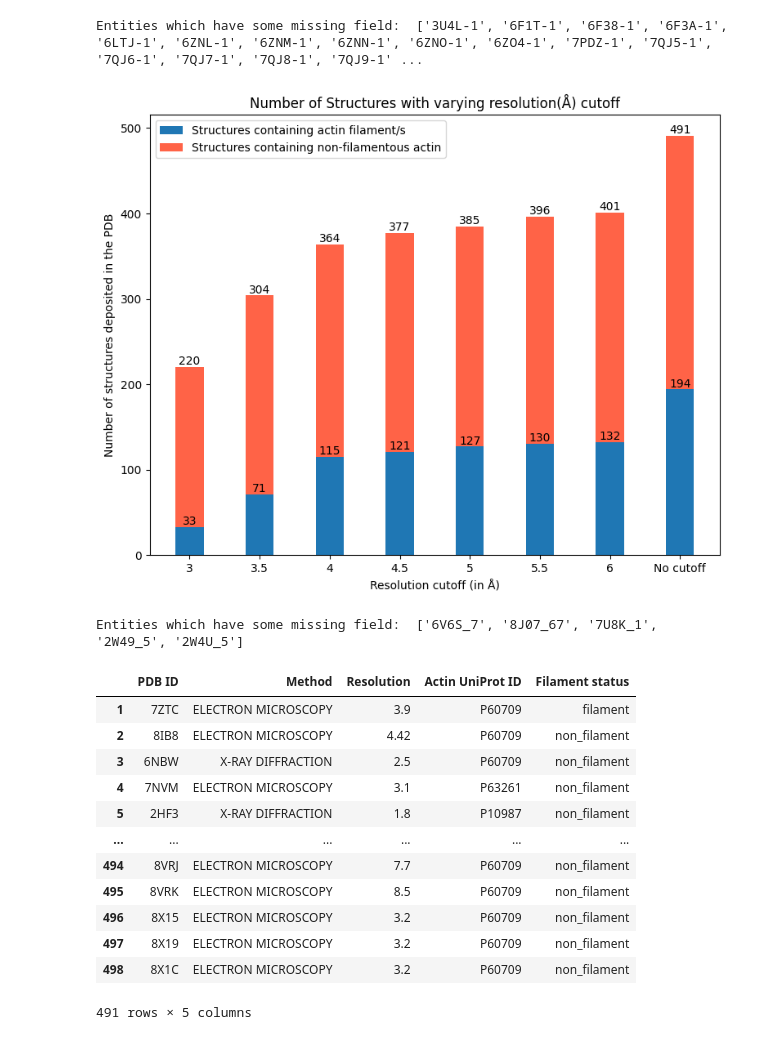
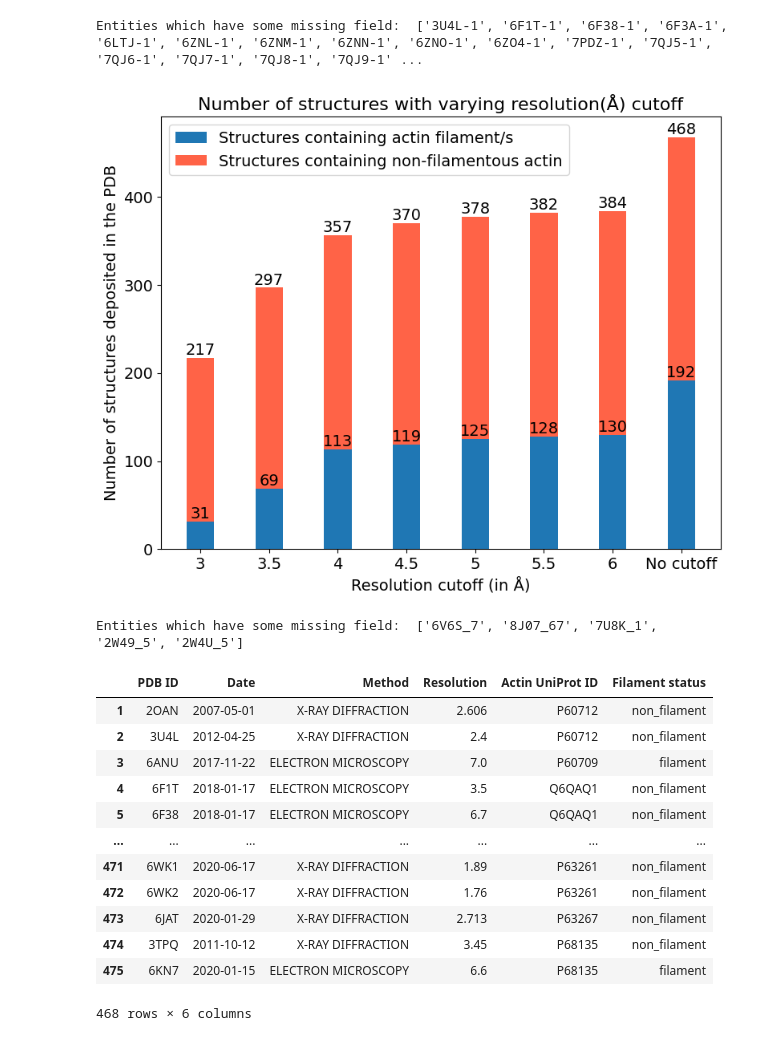
Before and after one commit to omkargolatkar/actin_analysis, a Jupyter notebook: Actin_dataset_generation.ipynb, the cells around one changed output. Saved outputs shown, nothing was run; the diff lists cells and outputs as text; code cells hidden in the pictures.

```diff
--- a/Actin_dataset_generation.ipynb
+++ b/Actin_dataset_generation.ipynb
@@ -86,7 +86,7 @@ query_sequence = "MDDDIAALVVDNGSGMCKAGFAGDDAPRAVFPSIVGRPRHQGVMVGMGQKDSYVGDEAQSKR
 query_sequence = "".join(query_sequence.split())
 #@markdown - Sequence used : **Human cytoplasmic Actin - P60709**
 
-initial_release_date = "2024-04-01" #@param {type:'date'}
+initial_release_date = "2024-03-01" #@param {type:'date'}
 
 q_seq = SequenceQuery(query_sequence, evalue_cutoff = e_value_cutoff, identity_cutoff = sequence_similarity_cutoff*0.01)
 
@@ -655,35 +655,35 @@ for i in range(0,len(res_cutoff)):
 plot_dict2['No cutoff'] = len(filament_pdbs)
 
 # print("non-filament actin structures: ", plot_dict)
 # print("filament actin structures: ", plot_dict2)
 
 x = list(plot_dict.keys())
 y1 = list(plot_dict.values())
 y2 = list(plot_dict2.values())
 
 fig, ax = plt.subplots()
 
 bars2 = ax.bar(x,y2, width = 0.4, label = 'Structures containing actin filament/s')
 ax.bar_label(bars2)
 bars = ax.bar(x,y1,bottom = y2,color = 'tomato',width= 0.4, label = 'Structures containing non-filamentous actin')
 ax.bar_label(bars)
 ax.legend()
 plt.xlabel('Resolution cutoff (in Å)')
 plt.ylabel('Number of structures deposited in the PDB')
-plt.title('Number of Structures with varying resolution(Å) cutoff')
+plt.title('Number of structures with varying resolution(Å) cutoff')
 
 fig.set_size_inches(9, 7)
 SMALL_SIZE = 14
 MEDIUM_SIZE = 16
 BIGGER_SIZE = 18
 
 plt.rc('font', size=SMALL_SIZE)          # controls default text sizes
 plt.rc('axes', titlesize=MEDIUM_SIZE)
 
 plt.savefig('./structures_vs_resolution_plot.png', dpi = 300)
 plt.show()
 # %% [output]
-[figure, old version]
+[figure, new version]
 # %%
 #@title <font color = 'royalblue'> JSON to Dataframe </font>
 #markdown - For better visualization, convert the json object obtained from data API to a dataframe
@@ -872,25 +880,26 @@ for index, row in df_all.iterrows():
   resolution = row['resolution']
   method = row['method']
   filament_status = row['filament_status']
-  master_lst_entries.append([pdb_id,method,resolution,actin_uniprot,filament_status])
+  rel_date = row['date']
+  master_lst_entries.append([pdb_id,rel_date,method,resolution,actin_uniprot,filament_status])
 
-df_entries = pd.DataFrame(master_lst_entries,columns=['PDB ID','Method','Resolution','Actin UniProt ID','Filament status'])
+df_entries = pd.DataFrame(master_lst_entries,columns=['PDB ID','Date','Method','Resolution','Actin UniProt ID','Filament status'])
 df_entries = df_entries.drop_duplicates()
 df_entries.index+=1
 
-df_entries.to_excel("./actin_dataset/actin_database_sheets/actin_all_PDBs.xlsx")
+df_entries.to_excel("./actin_dataset/actin_database_sheets/actin_all_PDBs.xlsx", index = False)
 data_table.DataTable(df_entries,  num_rows_per_page=5)
 # %% [output]
-|  | PDB ID | Method | Resolution | Actin UniProt ID | Filament status |
-| 1 | 7ZTC | ELECTRON MICROSCOPY | 3.9 | P60709 | filament |
-| 2 | 8IB8 | ELECTRON MICROSCOPY | 4.42 | P60709 | non_filament |
-| 3 | 6NBW | X-RAY DIFFRACTION | 2.5 | P60709 | non_filament |
-| 4 | 7NVM | ELECTRON MICROSCOPY | 3.1 | P63261 | non_filament |
-| 5 | 2HF3 | X-RAY DIFFRACTION | 1.8 | P10987 | non_filament |
-| ... | ... | ... | ... | ... | ... |
-| 494 | 8VRJ | ELECTRON MICROSCOPY | 7.7 | P60709 | non_filament |
-| 495 | 8VRK | ELECTRON MICROSCOPY | 8.5 | P60709 | non_filament |
-| 496 | 8X15 | ELECTRON MICROSCOPY | 3.2 | P60709 | non_filament |
-| 497 | 8X19 | ELECTRON MICROSCOPY | 3.2 | P60709 | non_filament |
-| 498 | 8X1C | ELECTRON MICROSCOPY | 3.2 | P60709 | non_filament |
+|  | PDB ID | Date | Method | Resolution | Actin UniProt ID | Filament status |
+| 1 | 2OAN | 2007-05-01 | X-RAY DIFFRACTION | 2.606 | P60712 | non_filament |
+| 2 | 3U4L | 2012-04-25 | X-RAY DIFFRACTION | 2.4 | P60712 | non_filament |
+| 3 | 6ANU | 2017-11-22 | ELECTRON MICROSCOPY | 7.0 | P60709 | filament |
+| 4 | 6F1T | 2018-01-17 | ELECTRON MICROSCOPY | 3.5 | Q6QAQ1 | non_filament |
+| 5 | 6F38 | 2018-01-17 | ELECTRON MICROSCOPY | 6.7 | Q6QAQ1 | non_filament |
+| ... | ... | ... | ... | ... | ... | ... |
+| 471 | 6WK1 | 2020-06-17 | X-RAY DIFFRACTION | 1.89 | P63261 | non_filament |
+| 472 | 6WK2 | 2020-06-17 | X-RAY DIFFRACTION | 1.76 | P63261 | non_filament |
+| 473 | 6JAT | 2020-01-29 | X-RAY DIFFRACTION | 2.713 | P63267 | non_filament |
+| 474 | 3TPQ | 2011-10-12 | X-RAY DIFFRACTION | 3.45 | P68135 | non_filament |
+| 475 | 6KN7 | 2020-01-15 | ELECTRON MICROSCOPY | 6.6 | P68135 | filament |
-491 rows × 5 columns
+468 rows × 6 columns
```
Also changed, not shown: parts of 4 cells of this notebook.
